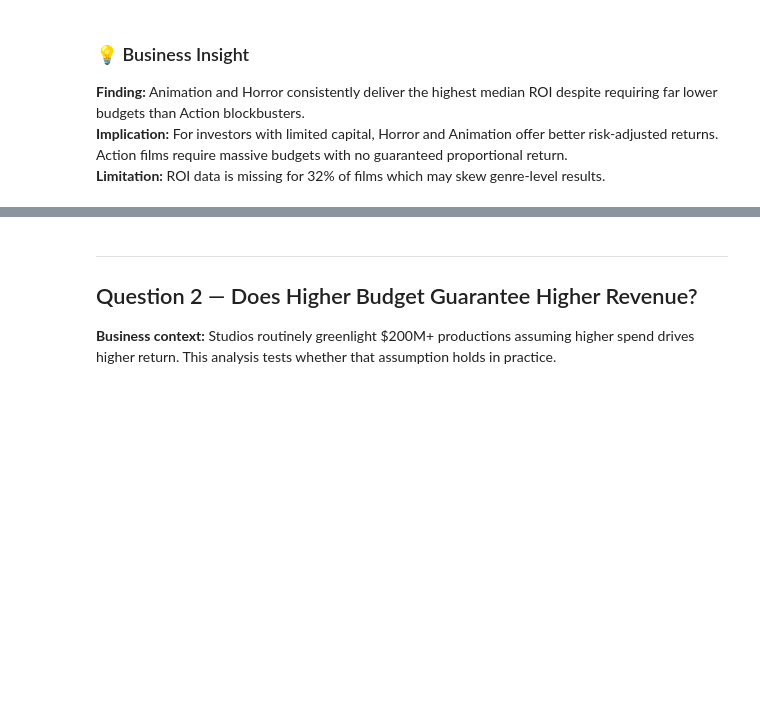
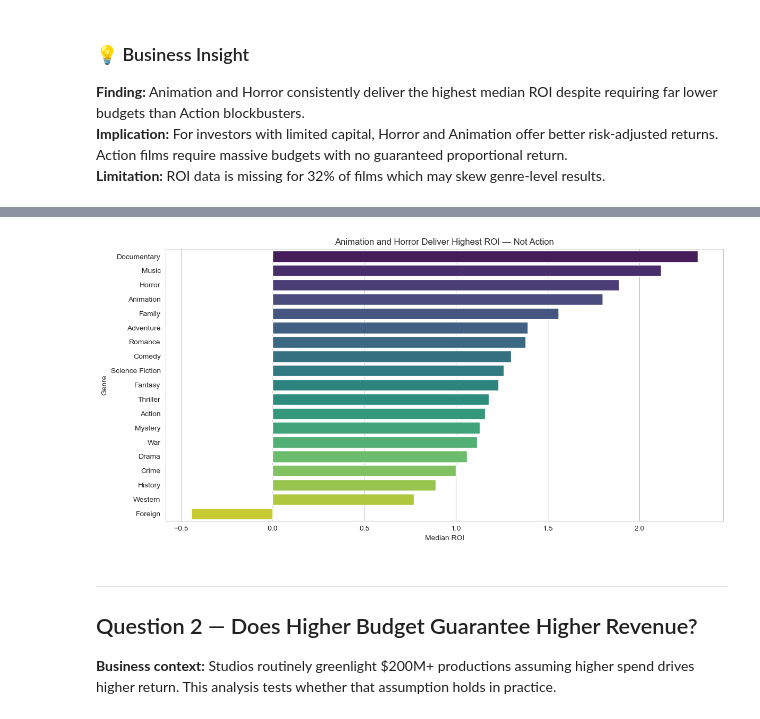
Before and after one commit to MUrvesh-99/Film-Industry-EDA, a Jupyter notebook: project movie kaggle .ipynb, the cells around one changed output, grey strips where cells are left out. Drawn from its saved outputs; the diff is of its cells as text; code cells hidden in the pictures; blank space fills up the shorter version.

```diff
--- a/project movie kaggle .ipynb
+++ b/project movie kaggle .ipynb
@@ -29,0 +25,5 @@ movie = pd.read_csv("movie_dataset.csv")
+# %%
+import os
+os.makedirs("charts", exist_ok=True)
+all_figures = {}  # dictionary to store all figures
+print("Charts folder ready")
@@ -517,12 +559,15 @@ print(genre_roi)
 # %%
 plt.figure(figsize=(12, 6))
 sns.barplot(data=genre_roi, x='Median_ROI', y='Genre',
             hue='Genre', palette='viridis', legend=False)
 plt.title('Animation and Horror Deliver Highest ROI — Not Action')
 plt.xlabel('Median ROI')
 plt.ylabel('Genre')
 plt.tight_layout()
+all_figures['genre_roi'] = plt.gcf()
 plt.show()
+# %% [output]
+[figure, added]
 # %% [markdown]
 ---
 ## Question 2 — Does Higher Budget Guarantee Higher Revenue?
```
Also changed, not shown: parts of 23 cells of this notebook.
